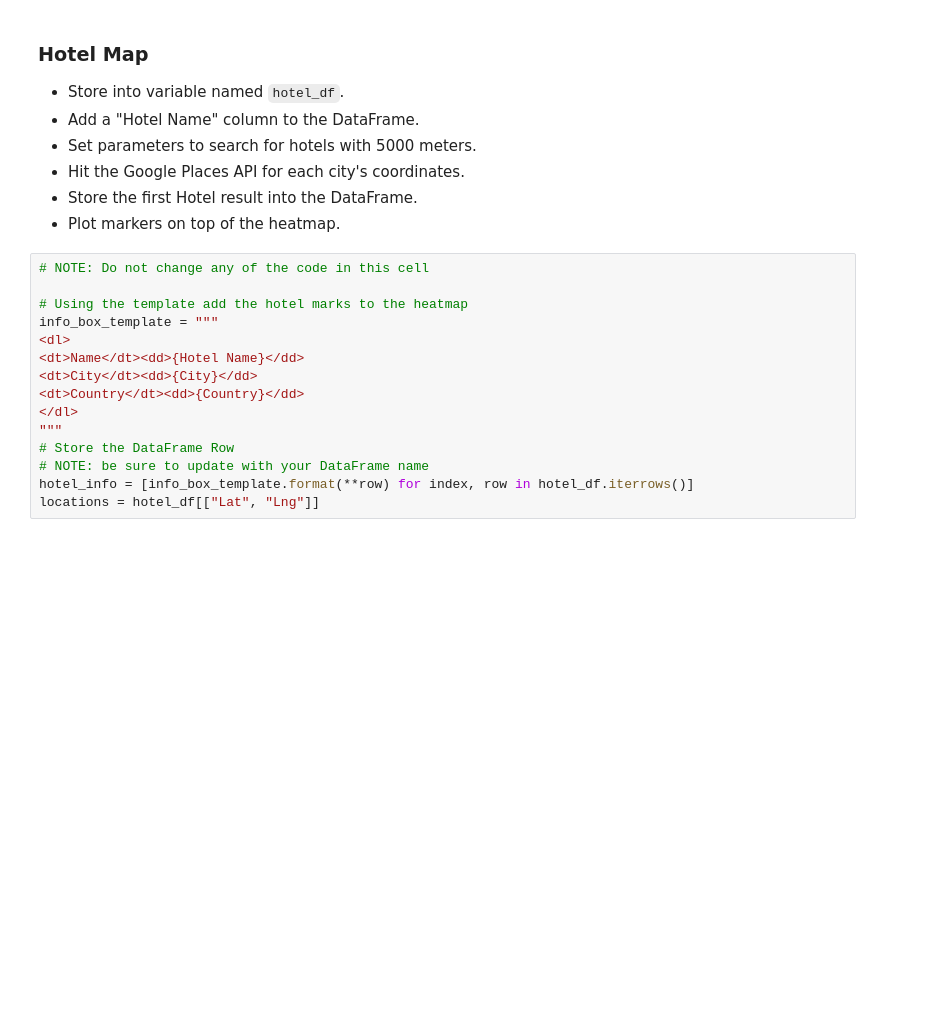
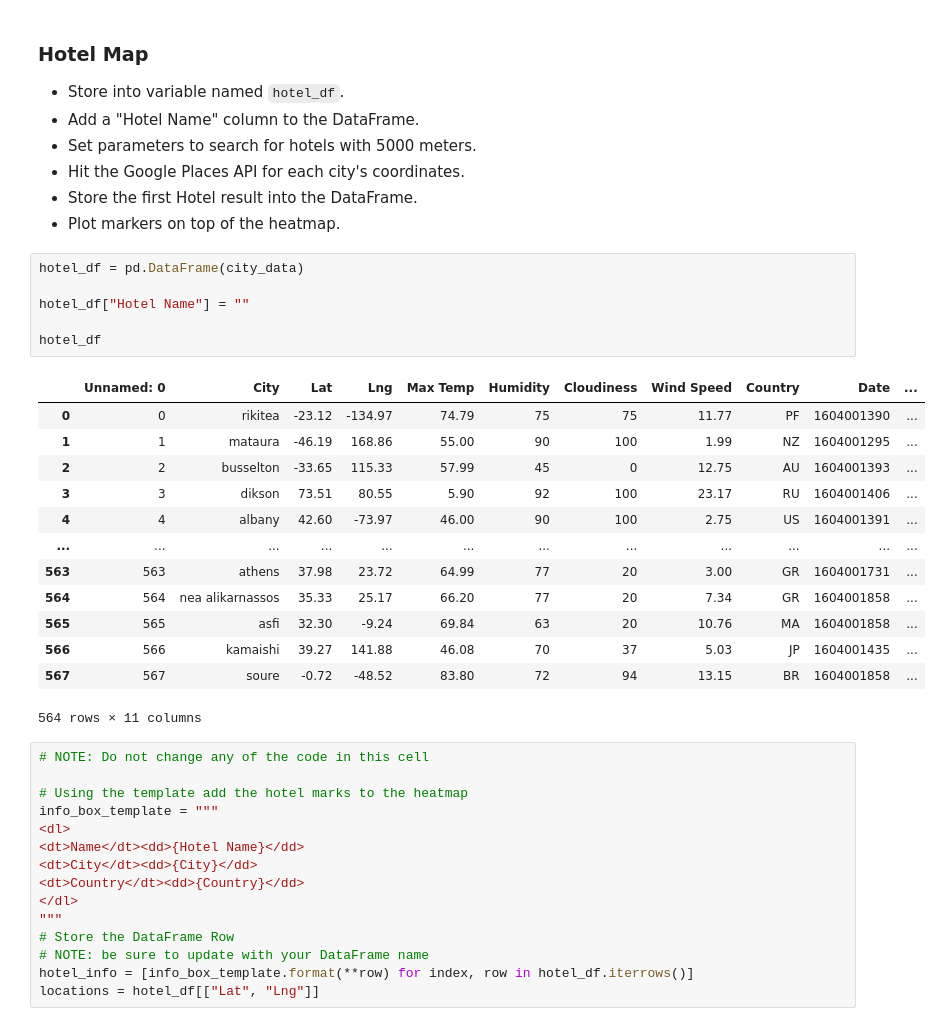
Before and after one commit to khbader101/python_api_challenge, a Jupyter notebook: vacationpy/VacationPy.ipynb, the cells around one changed output. Saved outputs shown, nothing was run; the diff lists cells and outputs as text; blank space fills up the shorter version.

Commit message:
working on hotel part of the vacationpy

```diff
--- a/vacationpy/VacationPy.ipynb
+++ b/vacationpy/VacationPy.ipynb
@@ -113,6 +116,26 @@ city_data
 * Hit the Google Places API for each city's coordinates.
 * Store the first Hotel result into the DataFrame.
 * Plot markers on top of the heatmap.
+# %%
+hotel_df = pd.DataFrame(city_data)
+
+hotel_df["Hotel Name"] = ""
+
+hotel_df
+# %% [output]
+|  | Unnamed: 0 | City | Lat | Lng | Max Temp | Humidity | Cloudiness | Wind Speed | Country | Date | ... |
+| 0 | 0 | rikitea | -23.12 | -134.97 | 74.79 | 75 | 75 | 11.77 | PF | 1604001390 | ... |
+| 1 | 1 | mataura | -46.19 | 168.86 | 55.00 | 90 | 100 | 1.99 | NZ | 1604001295 | ... |
+| 2 | 2 | busselton | -33.65 | 115.33 | 57.99 | 45 | 0 | 12.75 | AU | 1604001393 | ... |
+| 3 | 3 | dikson | 73.51 | 80.55 | 5.90 | 92 | 100 | 23.17 | RU | 1604001406 | ... |
+| 4 | 4 | albany | 42.60 | -73.97 | 46.00 | 90 | 100 | 2.75 | US | 1604001391 | ... |
+| ... | ... | ... | ... | ... | ... | ... | ... | ... | ... | ... | ... |
+| 563 | 563 | athens | 37.98 | 23.72 | 64.99 | 77 | 20 | 3.00 | GR | 1604001731 | ... |
+| 564 | 564 | nea alikarnassos | 35.33 | 25.17 | 66.20 | 77 | 20 | 7.34 | GR | 1604001858 | ... |
+| 565 | 565 | asfi | 32.30 | -9.24 | 69.84 | 63 | 20 | 10.76 | MA | 1604001858 | ... |
+| 566 | 566 | kamaishi | 39.27 | 141.88 | 46.08 | 70 | 37 | 5.03 | JP | 1604001435 | ... |
+| 567 | 567 | soure | -0.72 | -48.52 | 83.80 | 72 | 94 | 13.15 | BR | 1604001858 | ... |
+564 rows × 11 columns
 # %%
 # NOTE: Do not change any of the code in this cell
 
```
Also changed, not shown: parts of 5 cells of this notebook.
